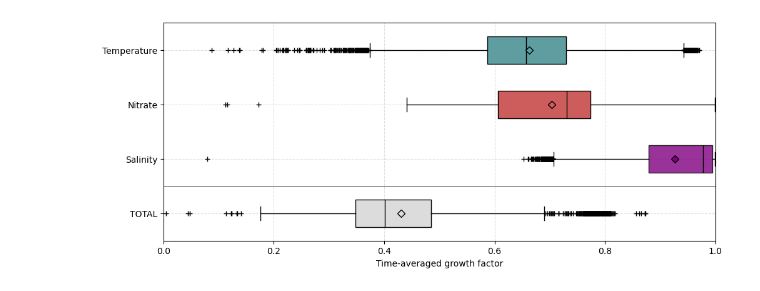
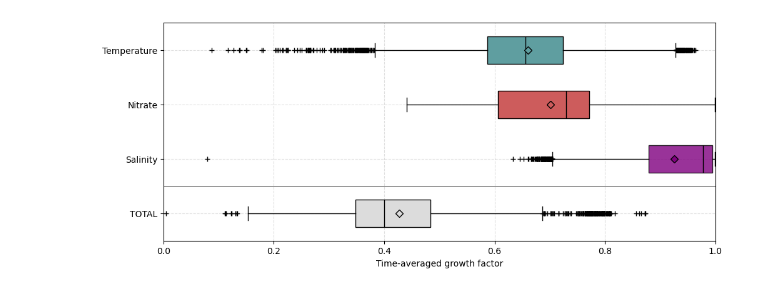
Before and after one commit to Parcels-code/Sargassum_growth_model, a Jupyter notebook: Manuscript_Figures/Figure4.ipynb, the cells around one changed output. Saved outputs shown, nothing was run; the diff lists cells and outputs as text; code cells hidden in the pictures.

Commit message:
Update Figure 4 to latest data

```diff
--- a/Manuscript_Figures/Figure4.ipynb
+++ b/Manuscript_Figures/Figure4.ipynb
@@ -22,37 +22,38 @@ alphas = [1, 0.8, 1, 1]
 
 last_time = df.select(pl.col("time").max()).item()
 df_reaching_last_time = df.filter(
-    pl.col("time").max().over("particle_id") == last_time
+    (pl.col("time").max().over("particle_id") == last_time) &
+    (pl.col("stranded").last().over("particle_id") == False)
 )
 
 for i, var in enumerate(vars):
     data = (
         df_reaching_last_time
         .group_by("particle_id")
         .agg(pl.col(var).drop_nans().mean().alias(var))
         .get_column(var)
         .to_numpy()
     )
 
     plt.boxplot(
         data[~np.isnan(data)],
         positions=[i],
         widths=0.5,
         patch_artist=True,
         orientation='horizontal',
         boxprops=dict(facecolor=colors[i], alpha=alphas[i]),
         medianprops=dict(color='black'),
         showmeans=True,
         meanprops = dict(marker='D',markeredgecolor='black', markerfacecolor=colors[i]),
         sym='+',
     )
 
 plt.yticks(range(4) , limitation_names, rotation=0)
 plt.xlabel('Time-averaged growth factor')
 plt.xlim(0, 1)
 plt.hlines(0.5, 0, 1, colors='black', linewidth=0.5)
 plt.grid( linestyle='--', alpha=0.4)
 plt.savefig('Figures/Figure4.pdf', bbox_inches='tight', dpi=300)
 plt.show()
 # %% [output]
-[figure, old version]
+[figure, new version]
```
Also changed, not shown: 1 other file.
